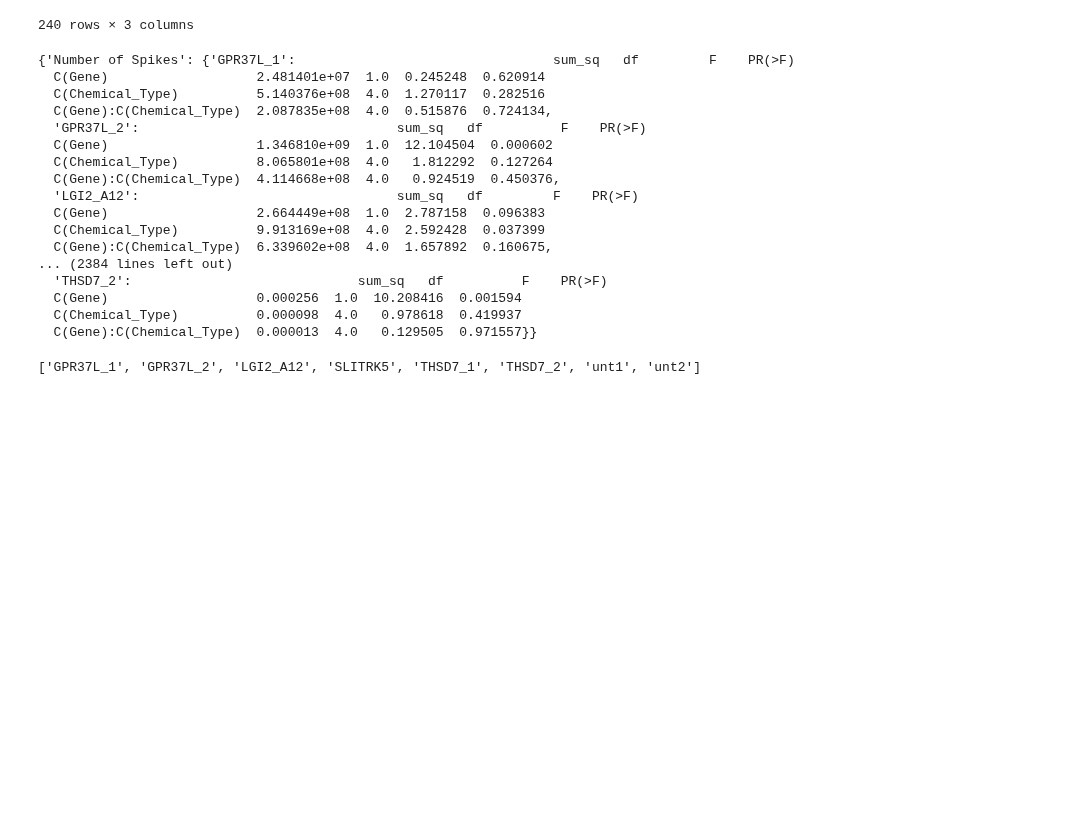
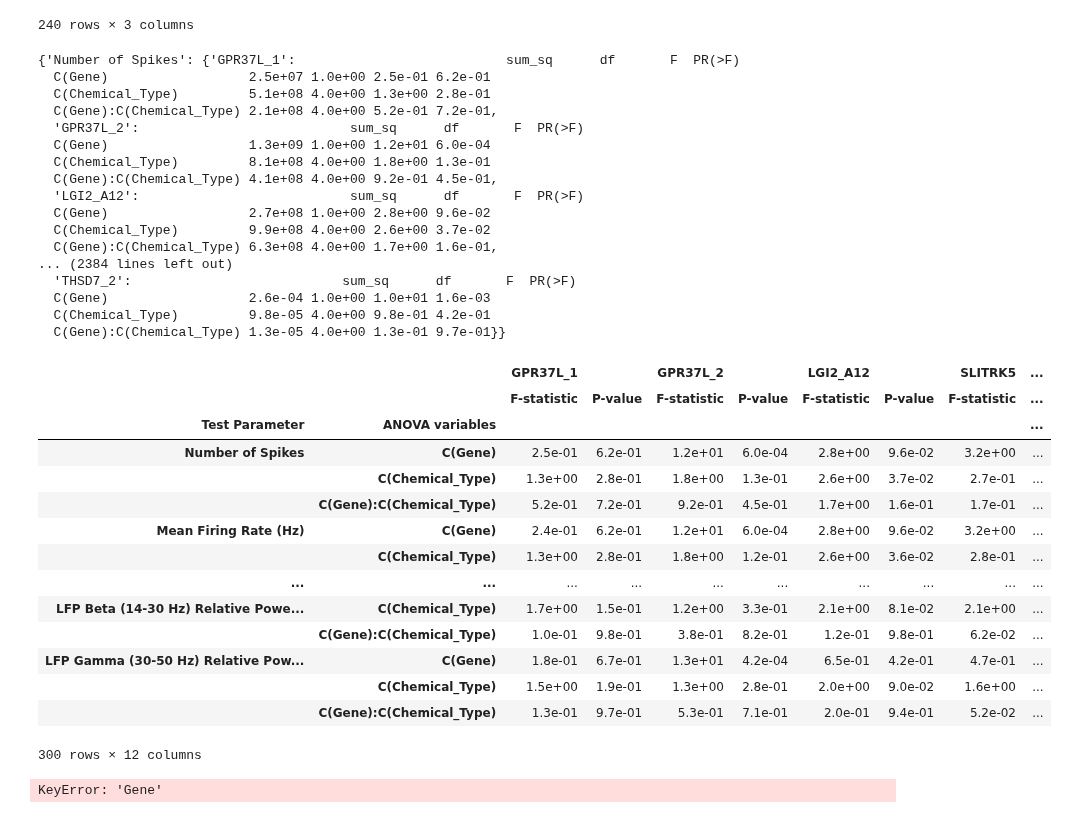
Before and after one commit to poojaparameswaran99/MEA_analysis, a Jupyter notebook: analysis/two_way_ANOVA_test.ipynb, the cells around one changed output. Saved outputs shown, nothing was run; the diff lists cells and outputs as text; code cells hidden in the pictures; blank space fills up the shorter version.

```diff
--- a/analysis/two_way_ANOVA_test.ipynb
+++ b/analysis/two_way_ANOVA_test.ipynb
@@ -404,54 +393,72 @@ from sklearn.impute import IterativeImputer
 ANOVA_dict = {test_param: {} for test_param, dictionary in TestParamsSectioned_dict.items()}
 for test_param, mutVcontrol_dict in TestParamsSectioned_dict.items():
     for mut, table in mutVcontrol_dict.items():
-        if table['Chemical_Type'].nunique() > 1:
             ANOVA_dict[test_param][mut]= calculate_ANOVA(test_param, table, mut, anovaRM=False)
 
 # ANOVA_dict['Mean Firing Rate (Hz)']['GPR37L_1']
 # %%
 ANOVA_dict
 # %% [output]
-{'Number of Spikes': {'GPR37L_1':                                 sum_sq   df         F    PR(>F)
-  C(Gene)                   2.481401e+07  1.0  0.245248  0.620914
-  C(Chemical_Type)          5.140376e+08  4.0  1.270117  0.282516
-  C(Gene):C(Chemical_Type)  2.087835e+08  4.0  0.515876  0.724134,
-  'GPR37L_2':                                 sum_sq   df          F    PR(>F)
-  C(Gene)                   1.346810e+09  1.0  12.104504  0.000602
-  C(Chemical_Type)          8.065801e+08  4.0   1.812292  0.127264
-  C(Gene):C(Chemical_Type)  4.114668e+08  4.0   0.924519  0.450376,
-  'LGI2_A12':                                 sum_sq   df         F    PR(>F)
-  C(Gene)                   2.664449e+08  1.0  2.787158  0.096383
-  C(Chemical_Type)          9.913169e+08  4.0  2.592428  0.037399
-  C(Gene):C(Chemical_Type)  6.339602e+08  4.0  1.657892  0.160675,
+{'Number of Spikes': {'GPR37L_1':                           sum_sq      df       F  PR(>F)
+  C(Gene)                  2.5e+07 1.0e+00 2.5e-01 6.2e-01
+  C(Chemical_Type)         5.1e+08 4.0e+00 1.3e+00 2.8e-01
+  C(Gene):C(Chemical_Type) 2.1e+08 4.0e+00 5.2e-01 7.2e-01,
+  'GPR37L_2':                           sum_sq      df       F  PR(>F)
+  C(Gene)                  1.3e+09 1.0e+00 1.2e+01 6.0e-04
+  C(Chemical_Type)         8.1e+08 4.0e+00 1.8e+00 1.3e-01
+  C(Gene):C(Chemical_Type) 4.1e+08 4.0e+00 9.2e-01 4.5e-01,
+  'LGI2_A12':                           sum_sq      df       F  PR(>F)
+  C(Gene)                  2.7e+08 1.0e+00 2.8e+00 9.6e-02
+  C(Chemical_Type)         9.9e+08 4.0e+00 2.6e+00 3.7e-02
+  C(Gene):C(Chemical_Type) 6.3e+08 4.0e+00 1.7e+00 1.6e-01,
 ... (2384 lines left out)
-  'THSD7_2':                             sum_sq   df          F    PR(>F)
-  C(Gene)                   0.000256  1.0  10.208416  0.001594
-  C(Chemical_Type)          0.000098  4.0   0.978618  0.419937
-  C(Gene):C(Chemical_Type)  0.000013  4.0   0.129505  0.971557}}
+  'THSD7_2':                           sum_sq      df       F  PR(>F)
+  C(Gene)                  2.6e-04 1.0e+00 1.0e+01 1.6e-03
+  C(Chemical_Type)         9.8e-05 4.0e+00 9.8e-01 4.2e-01
+  C(Gene):C(Chemical_Type) 1.3e-05 4.0e+00 1.3e-01 9.7e-01}}
 # %%
 def create_multind_df(ANOVA_dict):
     pd.set_option('display.float_format', lambda x: '%.1e' % x)
     test_params = list(ANOVA_dict.keys())
     mutant_genes = list(ANOVA_dict[test_params[0]].keys())
     anova_variables = list(ANOVA_dict[test_params[0]][mutant_genes[0]].index)
 
     col_iterables = [mutant_genes, ["F-statistic", "P-value"]]
     row_iterables = [test_params, anova_variables]
 
     rindex = pd.MultiIndex.from_product(row_iterables, names=["Test Parameter", "ANOVA variables"])
     cindex = pd.MultiIndex.from_product(col_iterables)
 
     df = pd.DataFrame(index=rindex, columns= cindex)
     for test_param, testparam_dict in ANOVA_dict.items():
         for mutant, anova_df in testparam_dict.items():
             for var in anova_variables:
                 df.loc[(test_param, var), (mutant, 'F-statistic')] = anova_df.loc[var, 'F']
                 df.loc[(test_param, var), (mutant, 'P-value')] = anova_df.loc[var, 'PR(>F)']
                 # df.loc[(test_param, 'C(Gene)'), (mutant, 'F-statistic')] = (anova_df['F']['C(Gene)'])
     return df
 
 nf= create_multind_df(ANOVA_dict)
-nf.to_csv(f"{parent}/twoWayANOVA_tables/{plate_type}_{PERTURBATION}_ANOVAresults.csv")
+SAVE_ANOVA_TABLE_FILE = f"{parent}/twoWayANOVA_tables/{PERTURBATION}/{plate_type}_{PERTURBATION}_ANOVAresults.csv"
+ensure_dirs_exists(SAVE_ANOVA_TABLE_FILE)
+nf.to_csv(SAVE_ANOVA_TABLE_FILE)
+nf
+# %% [output]
+|  |  | GPR37L_1 |  | GPR37L_2 |  | LGI2_A12 |  | SLITRK5 | ... |
+|  |  | F-statistic | P-value | F-statistic | P-value | F-statistic | P-value | F-statistic | ... |
+| Test Parameter | ANOVA variables |  |  |  |  |  |  |  | ... |
+| Number of Spikes | C(Gene) | 2.5e-01 | 6.2e-01 | 1.2e+01 | 6.0e-04 | 2.8e+00 | 9.6e-02 | 3.2e+00 | ... |
+|  | C(Chemical_Type) | 1.3e+00 | 2.8e-01 | 1.8e+00 | 1.3e-01 | 2.6e+00 | 3.7e-02 | 2.7e-01 | ... |
+|  | C(Gene):C(Chemical_Type) | 5.2e-01 | 7.2e-01 | 9.2e-01 | 4.5e-01 | 1.7e+00 | 1.6e-01 | 1.7e-01 | ... |
+| Mean Firing Rate (Hz) | C(Gene) | 2.4e-01 | 6.2e-01 | 1.2e+01 | 6.0e-04 | 2.8e+00 | 9.6e-02 | 3.2e+00 | ... |
+|  | C(Chemical_Type) | 1.3e+00 | 2.8e-01 | 1.8e+00 | 1.2e-01 | 2.6e+00 | 3.6e-02 | 2.8e-01 | ... |
+| ... | ... | ... | ... | ... | ... | ... | ... | ... | ... |
+| LFP Beta (14-30 Hz) Relative Powe... | C(Chemical_Type) | 1.7e+00 | 1.5e-01 | 1.2e+00 | 3.3e-01 | 2.1e+00 | 8.1e-02 | 2.1e+00 | ... |
+|  | C(Gene):C(Chemical_Type) | 1.0e-01 | 9.8e-01 | 3.8e-01 | 8.2e-01 | 1.2e-01 | 9.8e-01 | 6.2e-02 | ... |
+| LFP Gamma (30-50 Hz) Relative Pow... | C(Gene) | 1.8e-01 | 6.7e-01 | 1.3e+01 | 4.2e-04 | 6.5e-01 | 4.2e-01 | 4.7e-01 | ... |
+|  | C(Chemical_Type) | 1.5e+00 | 1.9e-01 | 1.3e+00 | 2.8e-01 | 2.0e+00 | 9.0e-02 | 1.6e+00 | ... |
+|  | C(Gene):C(Chemical_Type) | 1.3e-01 | 9.7e-01 | 5.3e-01 | 7.1e-01 | 2.0e-01 | 9.4e-01 | 5.2e-02 | ... |
+300 rows × 12 columns
 # %%
 # Sample DataFrame
 
@@ -553,6 +560,6 @@ def compute_slope(testparam_df):
         gene_slope_dict[gene] = {"slope":slope, "r":r, "p":p, "se":se}
     return gene_slope_dict
 
-trial = compute_slope(TestParams_dict['Network Burst Duration - Avg (sec)'])
+trial = compute_slope(TestParamsSectioned_dict['Network Burst Duration - Avg (sec)'])
 # %% [output]
-['GPR37L_1', 'GPR37L_2', 'LGI2_A12', 'SLITRK5', 'THSD7_1', 'THSD7_2', 'unt1', 'unt2']
+KeyError: 'Gene'
```
Also changed, not shown: parts of 3 cells of this notebook.
